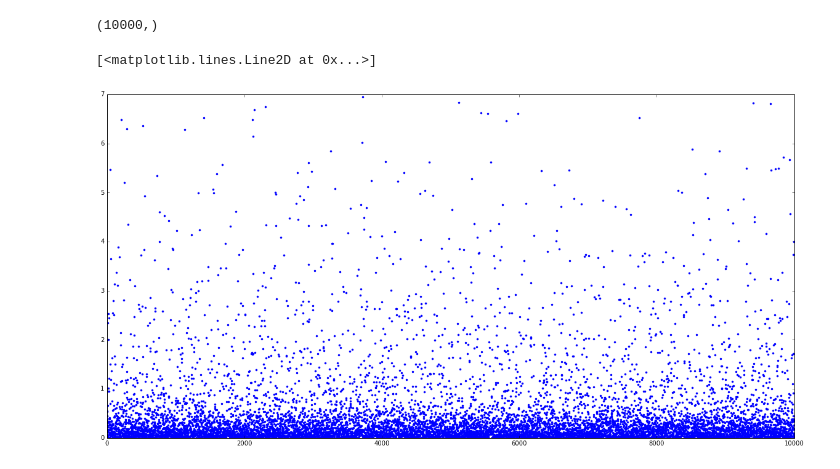
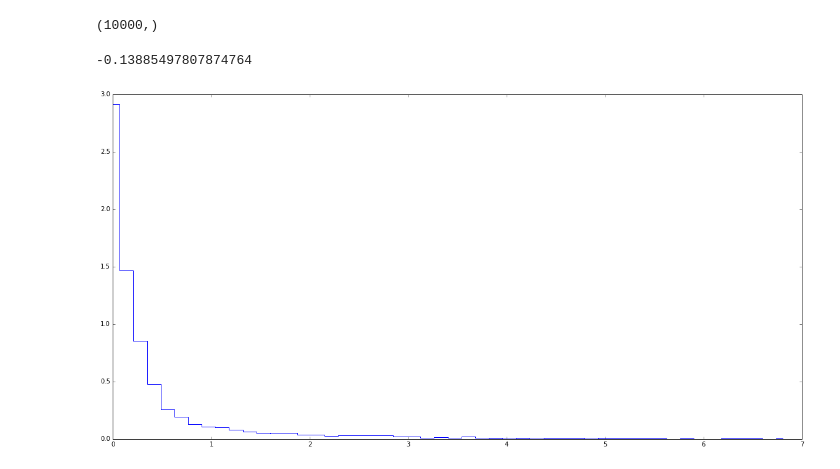
Before and after one commit to calumhrmurray/NumRep, a Jupyter notebook: max_likelihood/initial_notebook.ipynb, the cells around one changed output. Saved outputs shown, nothing was run; the diff lists cells and outputs as text; code cells hidden in the pictures.

```diff
--- a/max_likelihood/initial_notebook.ipynb
+++ b/max_likelihood/initial_notebook.ipynb
@@ -8,10 +12,13 @@ data = np.loadtxt('DecayTimesData.txt')
 data.shape
 # %% [output]
 (10000,)
-# %%
-plt.figure(figsize=(20,10))
-plt.plot(data,'.')
-# %% [output]
-[<matplotlib.lines.Line2D at 0x...>]
-[figure, removed]
+# %%
+f,bins = np.histogram(data,bins=50,normed=True)
+step = bins[0]-bins[1]
+plt.figure(figsize=(20,10))
+plt.plot(bins[:-1],f,drawstyle='steps-mid')
+step
+# %% [output]
+-0.13885497807874764
+[figure, added]
 # %%
```
Also changed, not shown: parts of 28 cells of this notebook, 11 other files.
